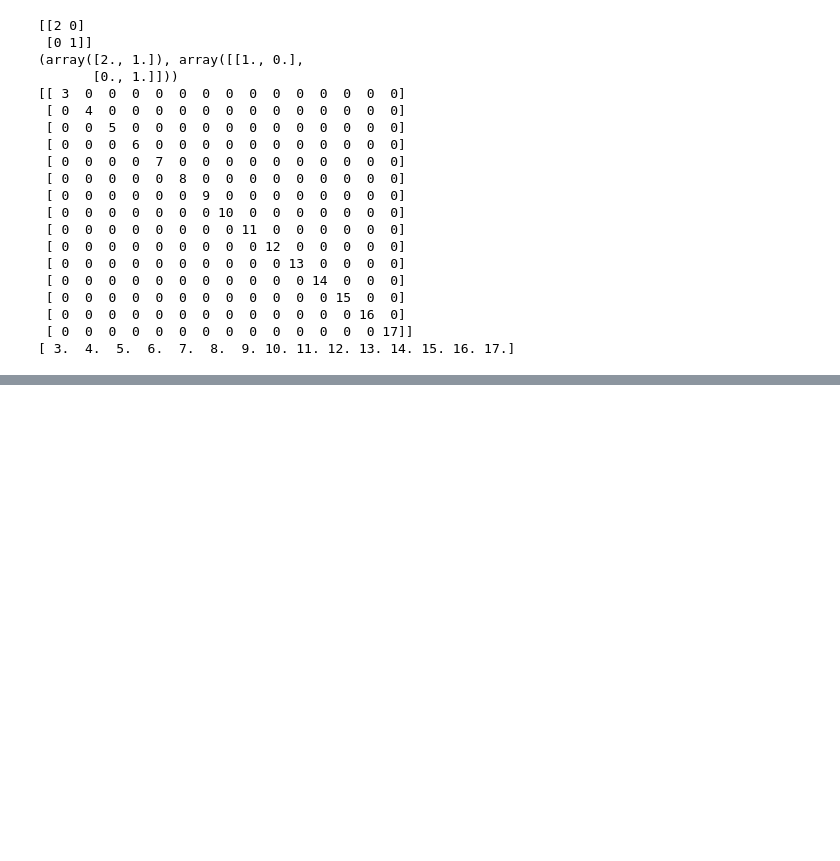
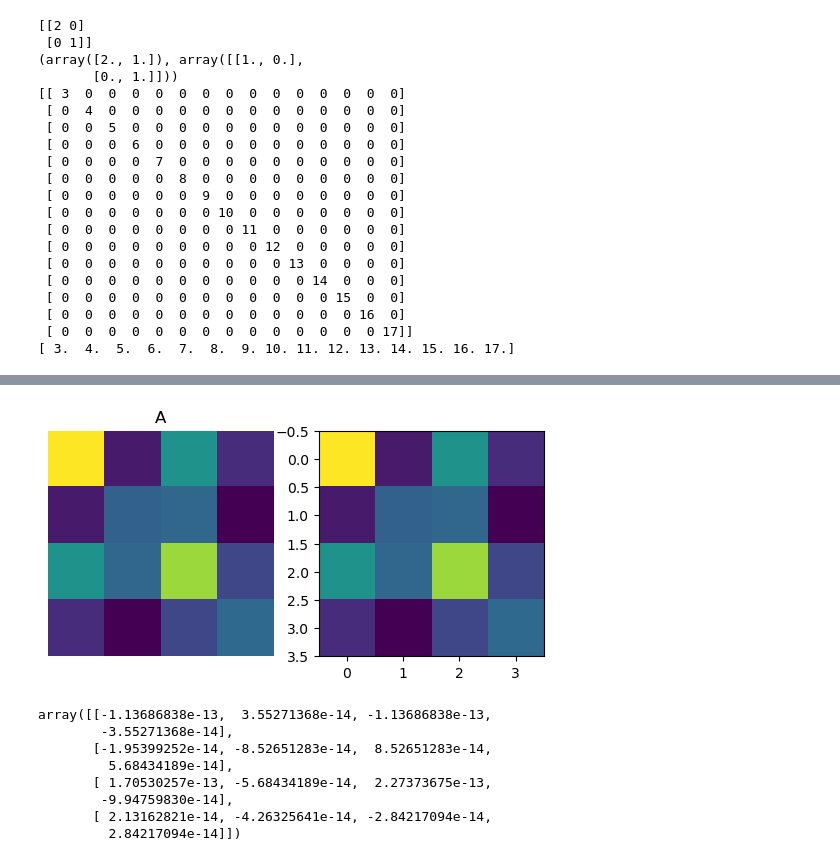
Before and after one commit to decemberkms/linear_algebra, a Jupyter notebook: eigen_decomposition08.ipynb, the cells around one changed output, grey strips where cells are left out. Drawn from its saved outputs; the diff is of its cells as text; code cells hidden in the pictures; blank space fills up the shorter version.

```diff
--- a/eigen_decomposition08.ipynb
+++ b/eigen_decomposition08.ipynb
@@ -158,0 +183,31 @@ plt.show()
+# %%
+
+A = np.round(10 * np.random.randn(4, 4))
+A = A.T@A
+
+evals, evecs = np.linalg.eig(A)
+
+Ap = evecs @ np.diag(evals) @ np.linalg.inv(evecs)
+
+plt.subplot(121)
+plt.imshow(A)
+plt.axis("off")
+plt.title("A")
+
+plt.subplot(122)
+plt.imshow(Ap)
+
+plt.show()
+
+recondiff = A - Ap
+recondiff
+# %% [output]
+[figure, added]
+array([[-1.13686838e-13,  3.55271368e-14, -1.13686838e-13,
+        -3.55271368e-14],
+       [-1.95399252e-14, -8.52651283e-14,  8.52651283e-14,
+         5.68434189e-14],
+       [ 1.70530257e-13, -5.68434189e-14,  2.27373675e-13,
+        -9.94759830e-14],
+       [ 2.13162821e-14, -4.26325641e-14, -2.84217094e-14,
+         2.84217094e-14]])
```
Also changed, not shown: parts of 7 cells of this notebook.
